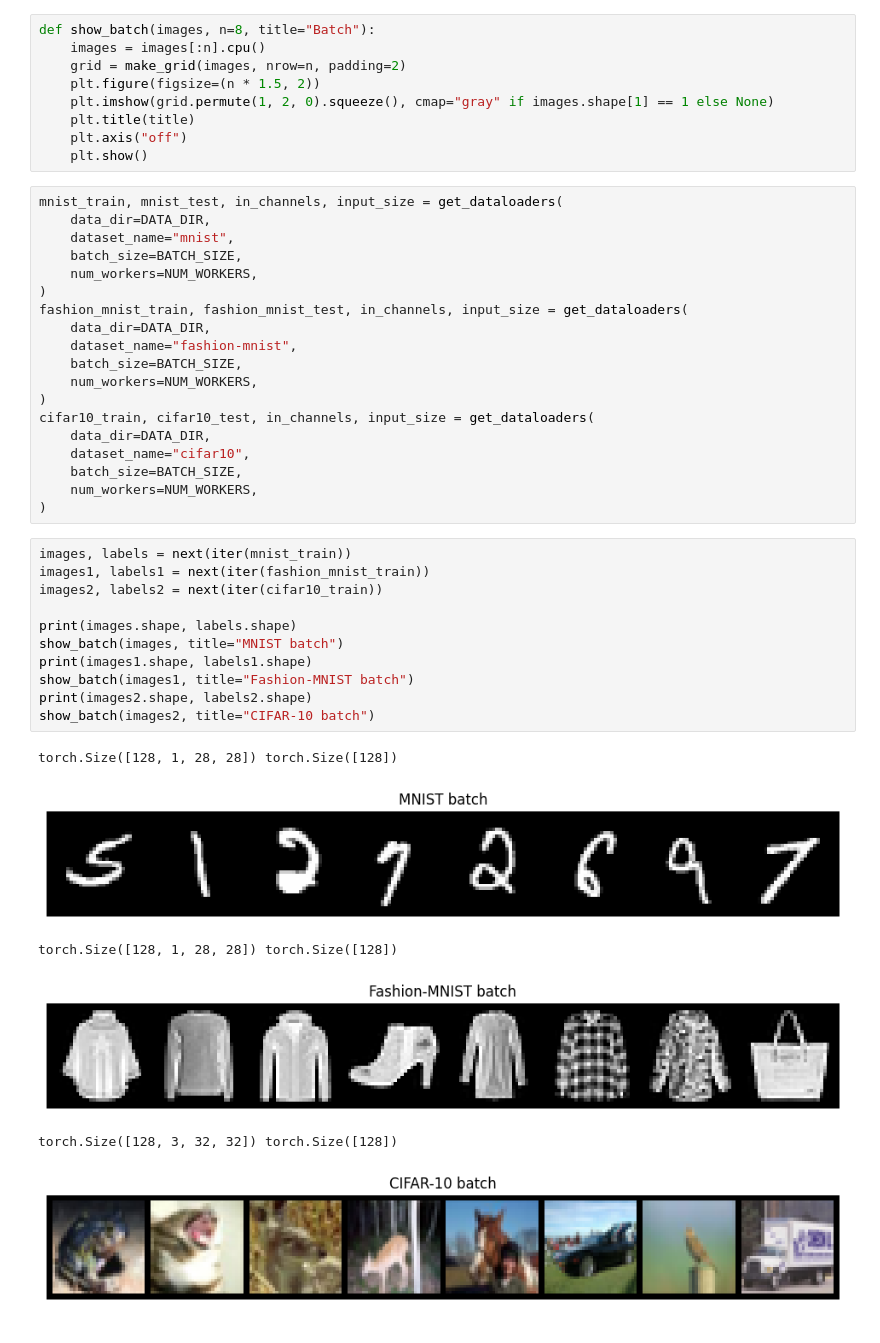
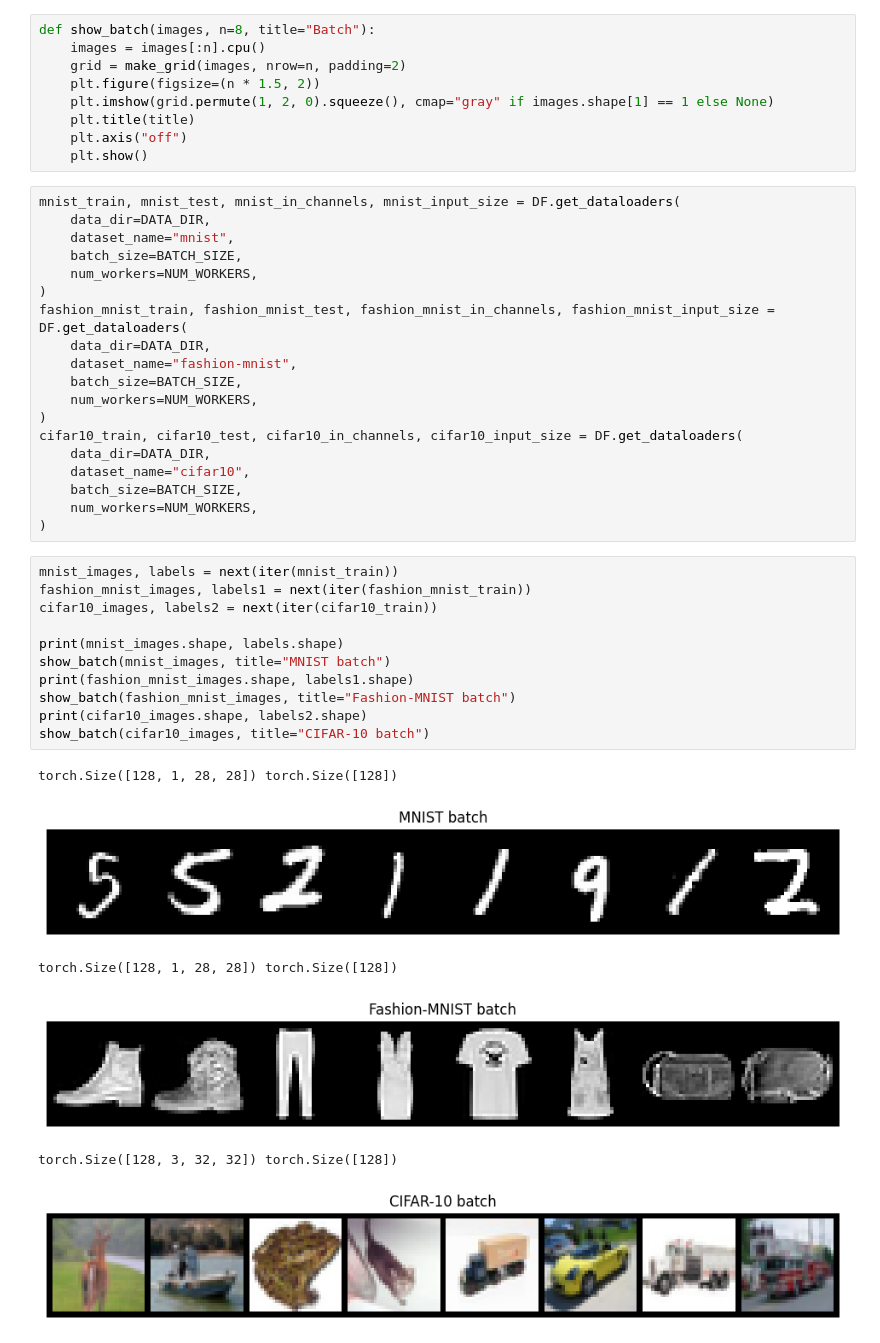
Before and after one commit to ArnarDJ/MLBAssignment2, a Jupyter notebook: MLBAssignment2.ipynb, the cells around one changed output. Saved outputs shown, nothing was run; the diff lists cells and outputs as text.

```diff
--- a/MLBAssignment2.ipynb
+++ b/MLBAssignment2.ipynb
@@ -58,39 +64,39 @@ def show_batch(images, n=8, title="Batch"):
     plt.axis("off")
     plt.show()
 # %%
-mnist_train, mnist_test, in_channels, input_size = get_dataloaders(
+mnist_train, mnist_test, mnist_in_channels, mnist_input_size = DF.get_dataloaders(
     data_dir=DATA_DIR,
     dataset_name="mnist",
     batch_size=BATCH_SIZE,
     num_workers=NUM_WORKERS,
 )
-fashion_mnist_train, fashion_mnist_test, in_channels, input_size = get_dataloaders(
+fashion_mnist_train, fashion_mnist_test, fashion_mnist_in_channels, fashion_mnist_input_size = DF.get_dataloaders(
     data_dir=DATA_DIR,
     dataset_name="fashion-mnist",
     batch_size=BATCH_SIZE,
     num_workers=NUM_WORKERS,
 )
-cifar10_train, cifar10_test, in_channels, input_size = get_dataloaders(
+cifar10_train, cifar10_test, cifar10_in_channels, cifar10_input_size = DF.get_dataloaders(
     data_dir=DATA_DIR,
     dataset_name="cifar10",
     batch_size=BATCH_SIZE,
     num_workers=NUM_WORKERS,
 )
 # %%
-images, labels = next(iter(mnist_train))
-images1, labels1 = next(iter(fashion_mnist_train))
-images2, labels2 = next(iter(cifar10_train))
+mnist_images, labels = next(iter(mnist_train))
+fashion_mnist_images, labels1 = next(iter(fashion_mnist_train))
+cifar10_images, labels2 = next(iter(cifar10_train))
 
-print(images.shape, labels.shape)
-show_batch(images, title="MNIST batch")
-print(images1.shape, labels1.shape)
-show_batch(images1, title="Fashion-MNIST batch")
-print(images2.shape, labels2.shape)
-show_batch(images2, title="CIFAR-10 batch")
+print(mnist_images.shape, labels.shape)
+show_batch(mnist_images, title="MNIST batch")
+print(fashion_mnist_images.shape, labels1.shape)
+show_batch(fashion_mnist_images, title="Fashion-MNIST batch")
+print(cifar10_images.shape, labels2.shape)
+show_batch(cifar10_images, title="CIFAR-10 batch")
 # %% [output]
 torch.Size([128, 1, 28, 28]) torch.Size([128])
-[figure, old version]
+[figure, new version]
 torch.Size([128, 1, 28, 28]) torch.Size([128])
-[figure, old version]
+[figure, new version]
 torch.Size([128, 3, 32, 32]) torch.Size([128])
-[figure, old version]
+[figure, new version]
```
Also changed, not shown: parts of 17 cells of this notebook, 1 other file.
